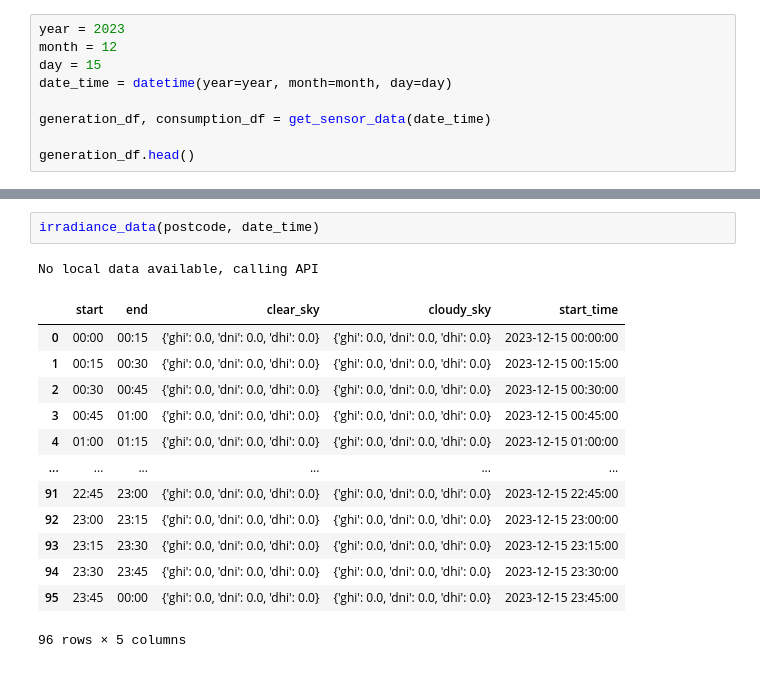
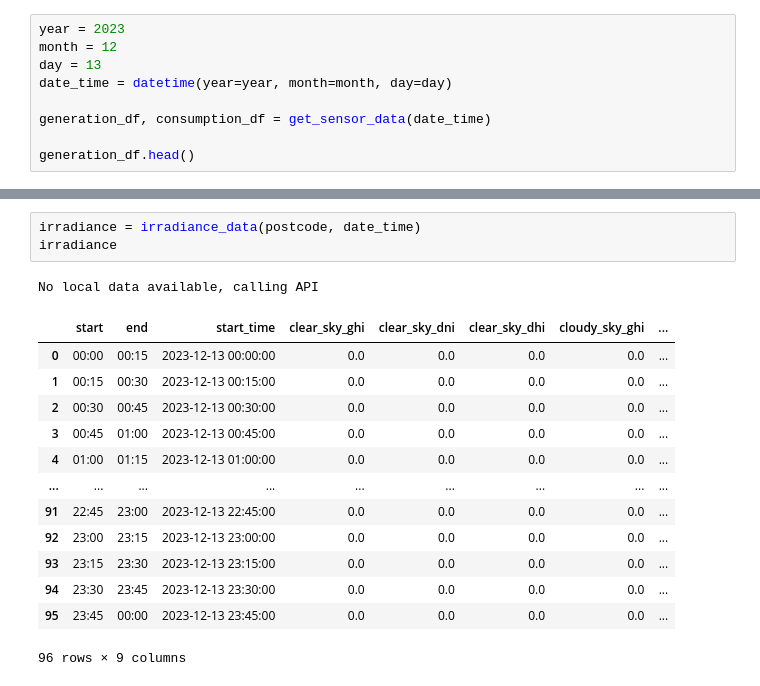
Before and after one commit to tennisnuts/Power-Forecast, a Jupyter notebook: playground.ipynb, the cells around one changed output, grey strips where cells are left out. Saved outputs shown, nothing was run; the diff lists cells and outputs as text.

Commit message:
changed format of irradiance data

```diff
--- a/playground.ipynb
+++ b/playground.ipynb
@@ -14,7 +15,7 @@ import pytz
 # %%
 year = 2023
 month = 12
-day = 15
+day = 13
 date_time = datetime(year=year, month=month, day=day)
 
 generation_df, consumption_df = get_sensor_data(date_time)
@@ -56,18 +57,19 @@ Weather data loaded from API
 5 rows × 32 columns
 # %%
-irradiance_data(postcode, date_time)
+irradiance = irradiance_data(postcode, date_time)
+irradiance
 # %% [output]
 No local data available, calling API
-|  | start | end | clear_sky | cloudy_sky | start_time |
-| 0 | 00:00 | 00:15 | {'ghi': 0.0, 'dni': 0.0, 'dhi': 0.0} | {'ghi': 0.0, 'dni': 0.0, 'dhi': 0.0} | 2023-12-15 00:00:00 |
-| 1 | 00:15 | 00:30 | {'ghi': 0.0, 'dni': 0.0, 'dhi': 0.0} | {'ghi': 0.0, 'dni': 0.0, 'dhi': 0.0} | 2023-12-15 00:15:00 |
-| 2 | 00:30 | 00:45 | {'ghi': 0.0, 'dni': 0.0, 'dhi': 0.0} | {'ghi': 0.0, 'dni': 0.0, 'dhi': 0.0} | 2023-12-15 00:30:00 |
-| 3 | 00:45 | 01:00 | {'ghi': 0.0, 'dni': 0.0, 'dhi': 0.0} | {'ghi': 0.0, 'dni': 0.0, 'dhi': 0.0} | 2023-12-15 00:45:00 |
-| 4 | 01:00 | 01:15 | {'ghi': 0.0, 'dni': 0.0, 'dhi': 0.0} | {'ghi': 0.0, 'dni': 0.0, 'dhi': 0.0} | 2023-12-15 01:00:00 |
-| ... | ... | ... | ... | ... | ... |
-| 91 | 22:45 | 23:00 | {'ghi': 0.0, 'dni': 0.0, 'dhi': 0.0} | {'ghi': 0.0, 'dni': 0.0, 'dhi': 0.0} | 2023-12-15 22:45:00 |
-| 92 | 23:00 | 23:15 | {'ghi': 0.0, 'dni': 0.0, 'dhi': 0.0} | {'ghi': 0.0, 'dni': 0.0, 'dhi': 0.0} | 2023-12-15 23:00:00 |
-| 93 | 23:15 | 23:30 | {'ghi': 0.0, 'dni': 0.0, 'dhi': 0.0} | {'ghi': 0.0, 'dni': 0.0, 'dhi': 0.0} | 2023-12-15 23:15:00 |
-| 94 | 23:30 | 23:45 | {'ghi': 0.0, 'dni': 0.0, 'dhi': 0.0} | {'ghi': 0.0, 'dni': 0.0, 'dhi': 0.0} | 2023-12-15 23:30:00 |
-| 95 | 23:45 | 00:00 | {'ghi': 0.0, 'dni': 0.0, 'dhi': 0.0} | {'ghi': 0.0, 'dni': 0.0, 'dhi': 0.0} | 2023-12-15 23:45:00 |
+|  | start | end | start_time | clear_sky_ghi | clear_sky_dni | clear_sky_dhi | cloudy_sky_ghi | ... |
+| 0 | 00:00 | 00:15 | 2023-12-13 00:00:00 | 0.0 | 0.0 | 0.0 | 0.0 | ... |
+| 1 | 00:15 | 00:30 | 2023-12-13 00:15:00 | 0.0 | 0.0 | 0.0 | 0.0 | ... |
+| 2 | 00:30 | 00:45 | 2023-12-13 00:30:00 | 0.0 | 0.0 | 0.0 | 0.0 | ... |
+| 3 | 00:45 | 01:00 | 2023-12-13 00:45:00 | 0.0 | 0.0 | 0.0 | 0.0 | ... |
+| 4 | 01:00 | 01:15 | 2023-12-13 01:00:00 | 0.0 | 0.0 | 0.0 | 0.0 | ... |
+| ... | ... | ... | ... | ... | ... | ... | ... | ... |
+| 91 | 22:45 | 23:00 | 2023-12-13 22:45:00 | 0.0 | 0.0 | 0.0 | 0.0 | ... |
+| 92 | 23:00 | 23:15 | 2023-12-13 23:00:00 | 0.0 | 0.0 | 0.0 | 0.0 | ... |
+| 93 | 23:15 | 23:30 | 2023-12-13 23:15:00 | 0.0 | 0.0 | 0.0 | 0.0 | ... |
+| 94 | 23:30 | 23:45 | 2023-12-13 23:30:00 | 0.0 | 0.0 | 0.0 | 0.0 | ... |
+| 95 | 23:45 | 00:00 | 2023-12-13 23:45:00 | 0.0 | 0.0 | 0.0 | 0.0 | ... |
-96 rows × 5 columns
+96 rows × 9 columns
```
Also changed, not shown: parts of 4 cells of this notebook, 2 other files.
